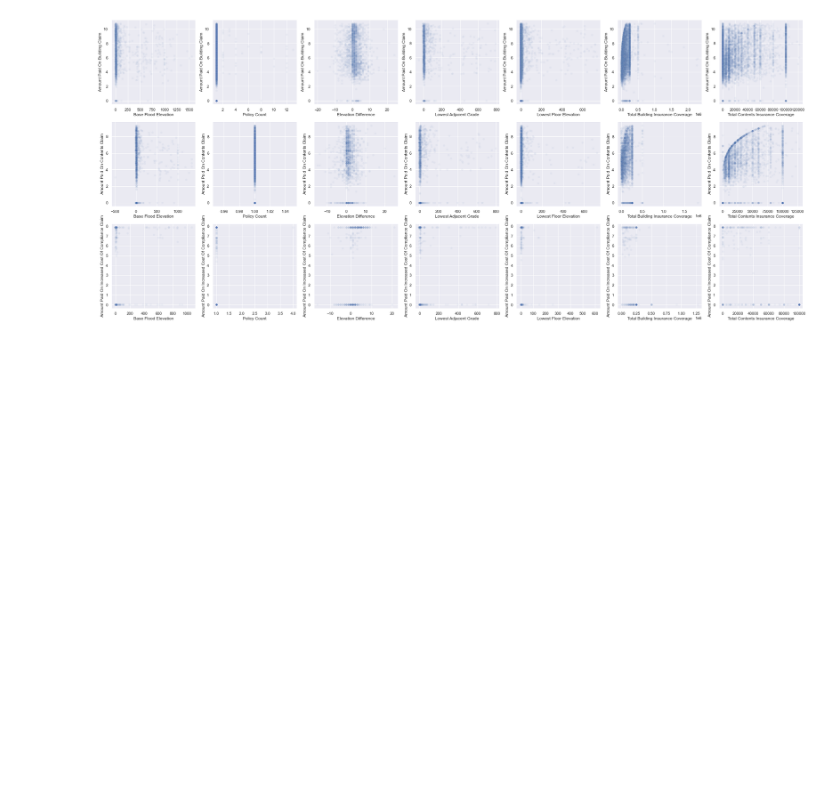
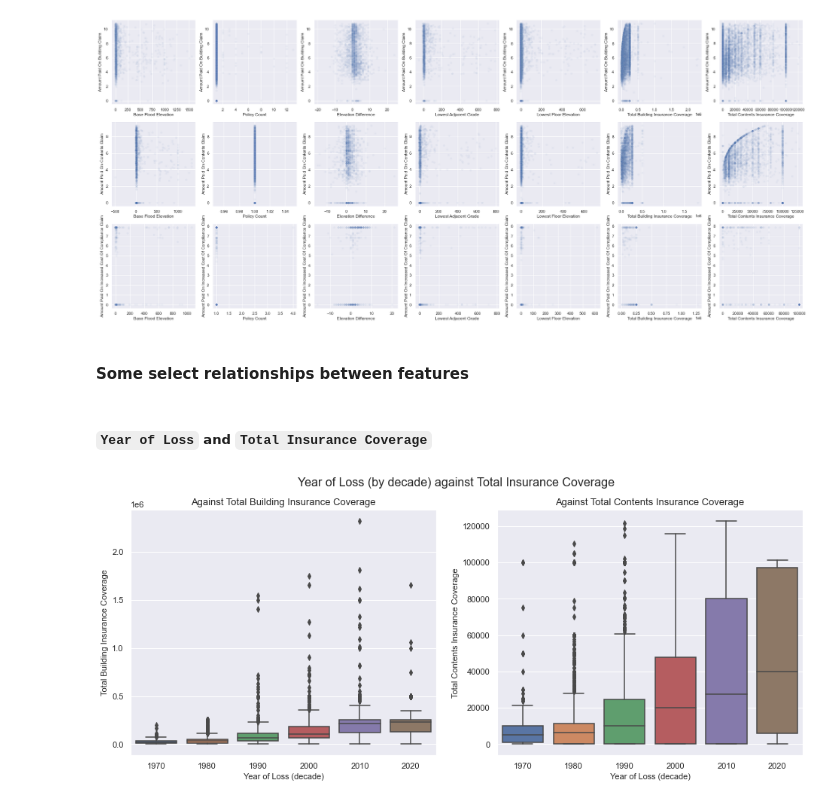
Before and after one commit to hungryfire267/fema_nfip, a Jupyter notebook: fema_nfip.ipynb, the cells around one changed output. Saved outputs shown, nothing was run; the diff lists cells and outputs as text; code cells hidden in the pictures; blank space fills up the shorter version.

Commit message:
Added Draft ipynb 2
- Cleaned up the data

```diff
--- a/fema_nfip.ipynb
+++ b/fema_nfip.ipynb
@@ -508,3 +538,6 @@ axs[1, 0].set_xlabel("Count Plot")
 plt.show()
 # %% [output]
 [figure]
+# %%
+boolean_data = data[boolean_variables]
+new_data = pd.concat([new_data, boolean_data], axis=1)
@@ -543,3 +580,6 @@ plt.tight_layout()
 plt.show()
 # %% [output]
 [figure]
+# %%
+categorical_data = data[categorical_features]
+new_data = pd.concat([new_data, categorical_data], axis=1)
@@ -559,3 +603,6 @@ plt.tight_layout()
 plt.show()
 # %% [output]
 [figure]
+# %%
+geogrpahical_data = data[geographical_features]
+new_data = pd.concat([new_data, geogrpahical_data], axis=1)
@@ -628,0 +684,6 @@ outlier_df
+# %%
+numerical_data_list = []
+for feature in numerical_features:
+    feature_variable, _, _, _, _, _ = remove_outliers(feature, data)
+    numerical_data_list.append(feature_variable)
+new_data = pd.concat([new_data] + numerical_data_list, axis=1)
@@ -855,3 +924,29 @@ for i, target in enumerate(target_variables):
         sns.scatterplot(data=new_df, x=feature, y=target, alpha=0.05, ax=axs[i, j])
 # %% [output]
 [figure]
+# %% [markdown]
+#### Some select relationships between features
+# %% [markdown]
+##### `Year of Loss` and `Total Insurance Coverage`
+# %%
+fig, axs = plt.subplots(1, 2, figsize=(16, 6))
+sampled_data = new_data.sample(10000, random_state=13)
+sampled_data["Year Of Loss_transformed"] = sampled_data.apply(
+    lambda x: x["Year Of Loss"] if np.isnan(x["Year Of Loss"])
+    else 10 * floor(x["Year Of Loss"]/10),
+    axis=1
+)
+fig.suptitle(
+    "Year of Loss (by decade) against Total Insurance Coverage", fontsize=16
+)
+sns.boxplot(data=sampled_data, x="Year Of Loss_transformed", y="Total Building Insurance Coverage", ax=axs[0])
+axs[0].set_title("Against Total Building Insurance Coverage", fontsize=13)
+axs[0].set_xlabel("Year of Loss (decade)", fontsize=11)
+axs[0].set_ylabel("Total Building Insurance Coverage", fontsize=11)
+sns.boxplot(data=sampled_data, x="Year Of Loss_transformed", y="Total Contents Insurance Coverage", ax=axs[1])
+axs[1].set_title("Against Total Contents Insurance Coverage", fontsize=13)
+axs[1].set_xlabel("Year of Loss (decade)", fontsize=11)
+axs[1].set_ylabel("Total Contents Insurance Coverage", fontsize=11)
+plt.show()
+# %% [output]
+[figure, added]
```
Also changed, not shown: parts of 39 cells of this notebook.
